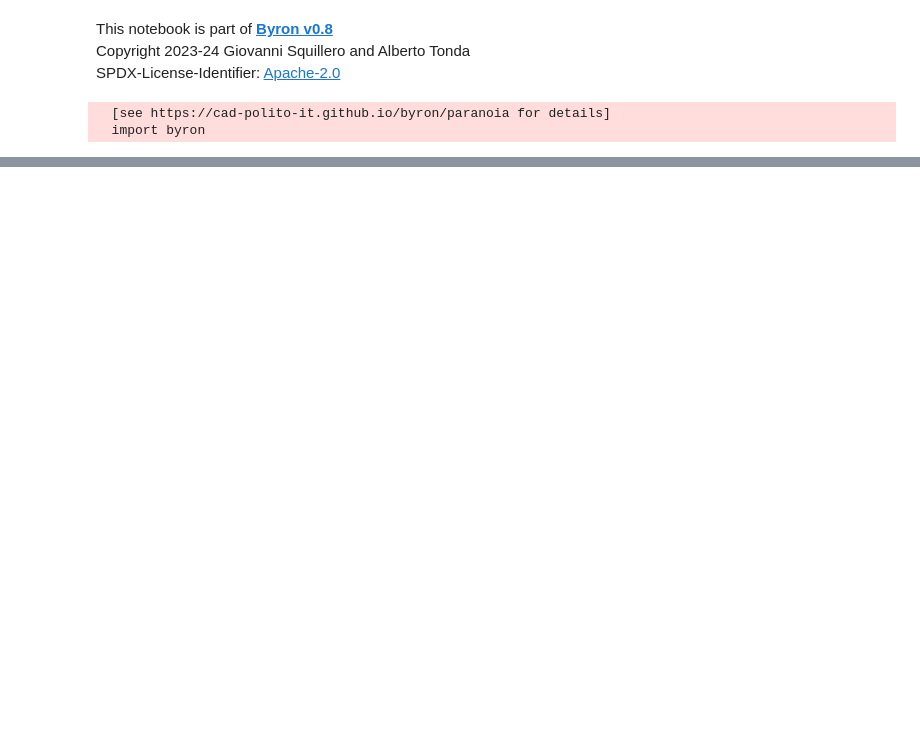
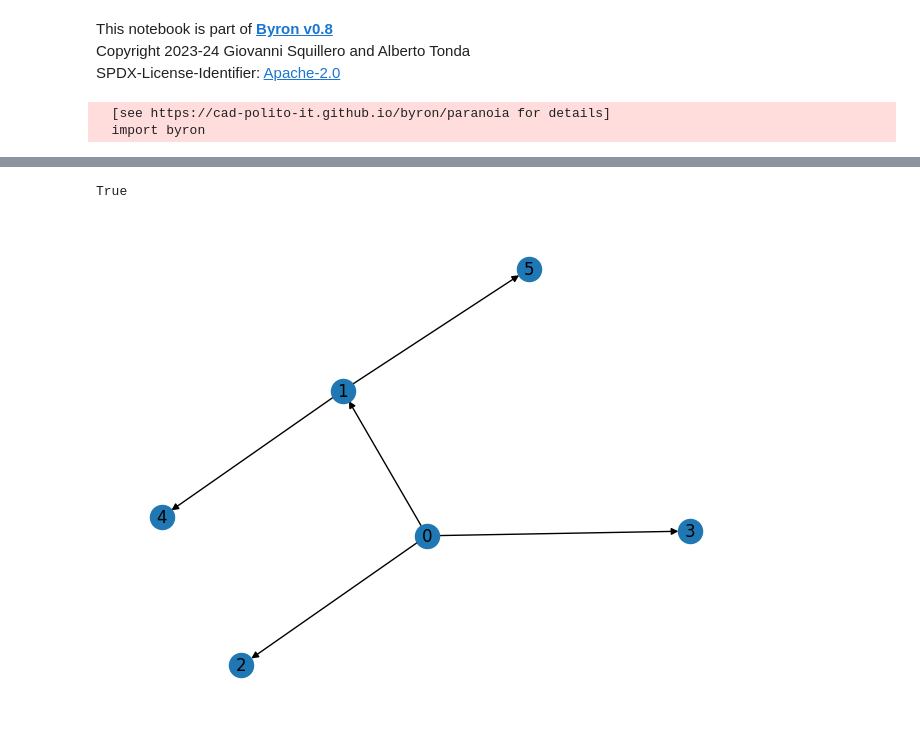
Before and after one commit to squillero/byron, a Jupyter notebook: _experiments/g.ipynb, the cells around one changed output, grey strips where cells are left out. Cells and saved outputs as stored; diff of their text form; code cells hidden in the pictures; blank space fills up the shorter version.

```diff
--- a/_experiments/g.ipynb
+++ b/_experiments/g.ipynb
@@ -21,0 +21,6 @@ heads
+# %%
+nx.draw(G, with_labels=True)
+nx.is_arborescence(G)
+# %% [output]
+True
+[figure, added]
```
Also changed, not shown: parts of 5 cells of this notebook, 9 other files.
